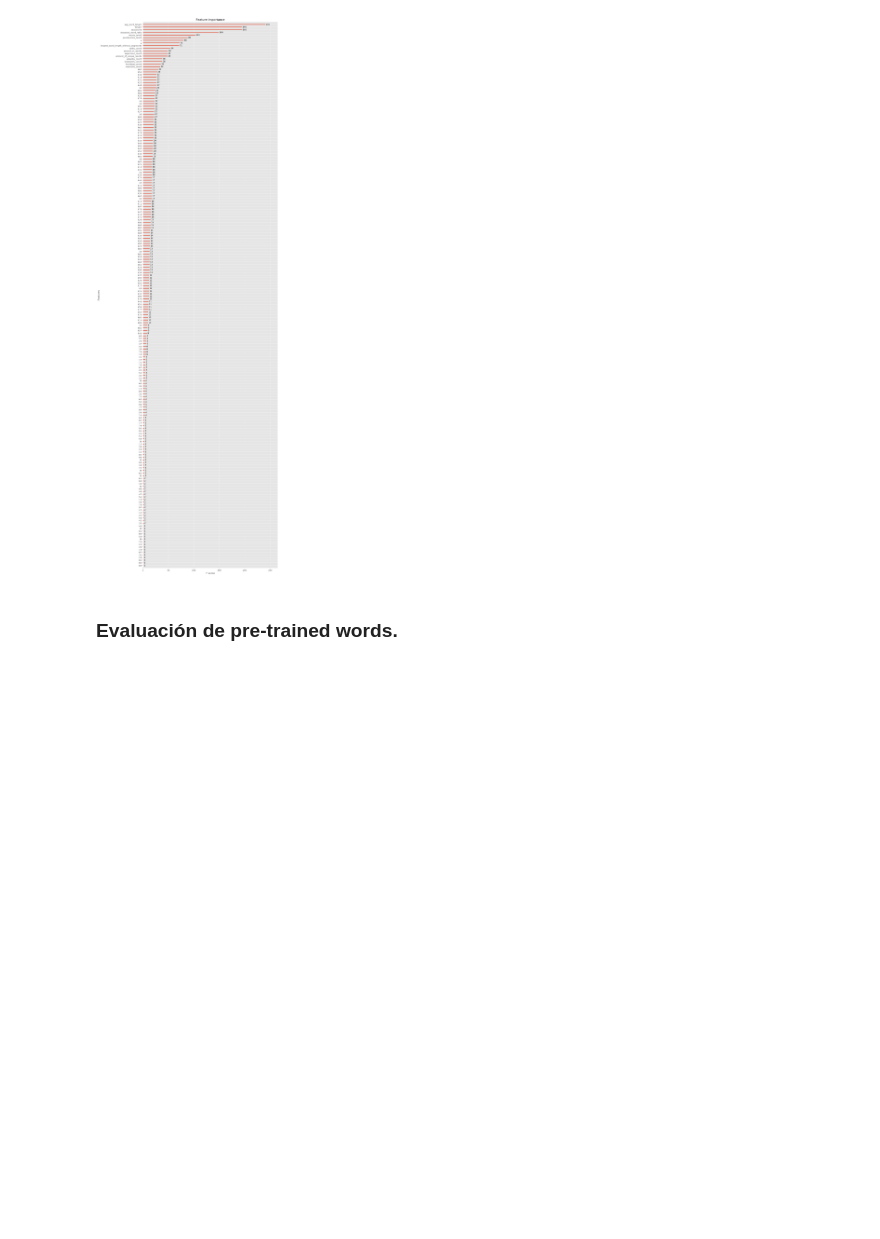
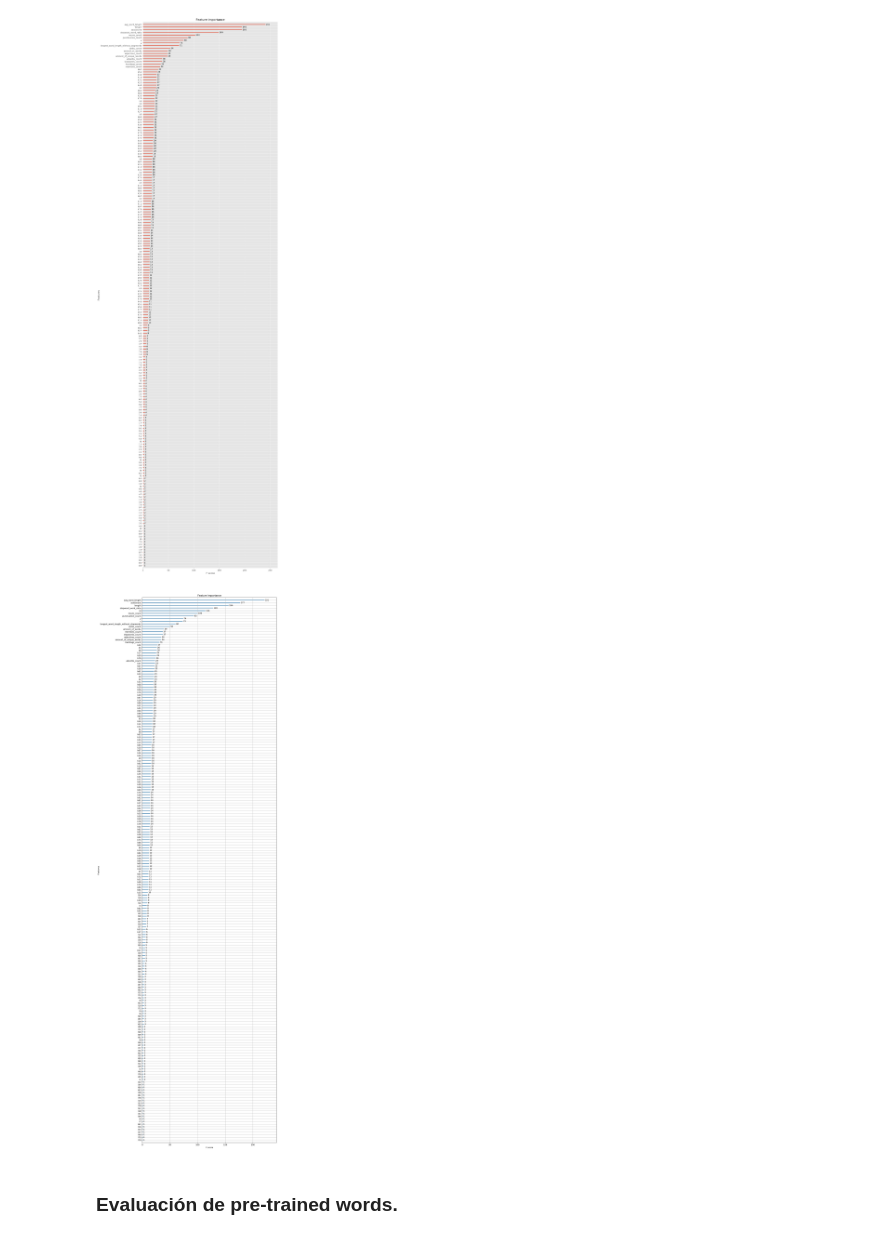
Before and after one commit to milemarchese/OrganizacionDeDatos, a Jupyter notebook: TP2/FeatureImportance + EmbEval.ipynb, the cells around one changed output. Cells and saved outputs as stored; diff of their text form; code cells hidden in the pictures; blank space fills up the shorter version.

Commit message:
Mas features, agrego más importance, plot modelo 0.827

```diff
--- a/TP2/FeatureImportance + EmbEval.ipynb
+++ b/TP2/FeatureImportance + EmbEval.ipynb
@@ -75,3 +61,6 @@ test_features_and_kw.insert(3,'processed_text', test_processed_text['text'])
+# %%
+train_complete = pd.read_csv('train_complete.csv')
+test_complete = pd.read_csv('test_complete.csv')
 # %%
 from numpy import loadtxt
 from xgboost import XGBClassifier
@@ -124,6 +113,21 @@ plot_importance(model)
 pyplot.show()
 # %% [output]
 [figure]
+# %%
+from numpy import loadtxt
+from xgboost import XGBClassifier
+from xgboost import plot_importance
+from matplotlib import pyplot
+#Feature Importance de todos los features juntos (loc + kw) + ID
+x = train_complete.loc[:,'id':]
+y = train_complete['target']
+model = XGBClassifier()
+model.fit(x, y)
+pyplot.rcParams['figure.figsize'] = [12, 50]
+plot_importance(model)
+pyplot.show()
+# %% [output]
+[figure, added]
 # %% [markdown]
 ### Evaluación de pre-trained words.
 # %%
```
Also changed, not shown: parts of 1 cell of this notebook, 4 other files.
